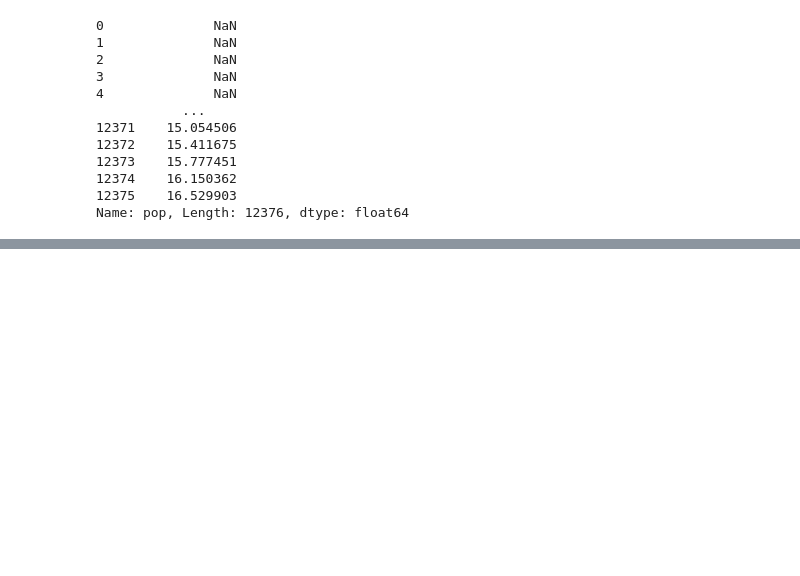
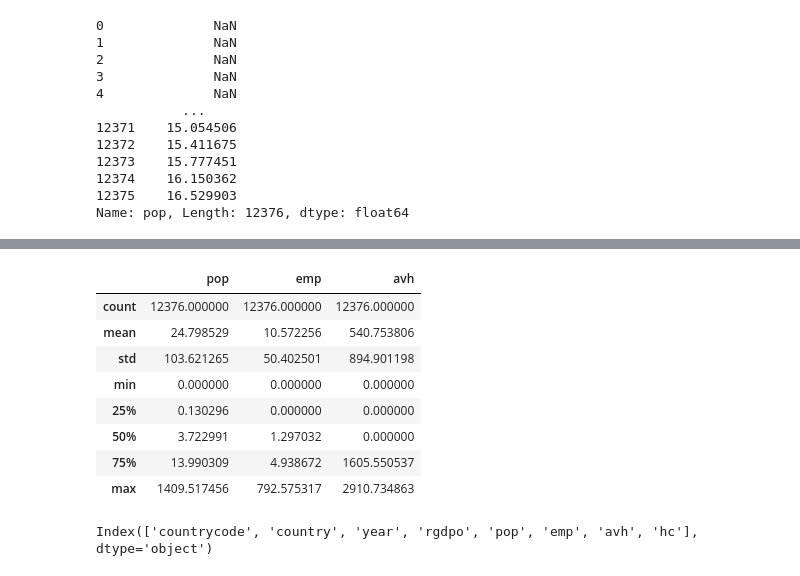
Before and after one commit to wassanchez/DS_Brayan_Andru, a Jupyter notebook: cuarta.ipynb, the cells around one changed output, grey strips where cells are left out. Saved outputs shown, nothing was run; the diff lists cells and outputs as text; code cells hidden in the pictures; blank space fills up the shorter version.

```diff
--- a/cuarta.ipynb
+++ b/cuarta.ipynb
@@ -108,0 +112,16 @@ df
+# %%
+df_p1.describe()
+# %% [output]
+|  | pop | emp | avh |
+| count | 12376.000000 | 12376.000000 | 12376.000000 |
+| mean | 24.798529 | 10.572256 | 540.753806 |
+| std | 103.621265 | 50.402501 | 894.901198 |
+| min | 0.000000 | 0.000000 | 0.000000 |
+| 25% | 0.130296 | 0.000000 | 0.000000 |
+| 50% | 3.722991 | 1.297032 | 0.000000 |
+| 75% | 13.990309 | 4.938672 | 1605.550537 |
+| max | 1409.517456 | 792.575317 | 2910.734863 |
+# %%
+df_p.keys()
+# %% [output]
+Index(['countrycode', 'country', 'year', 'rgdpo', 'pop', 'emp', 'avh', 'hc'], dtype='object')
```
Also changed, not shown: parts of 9 cells of this notebook.
